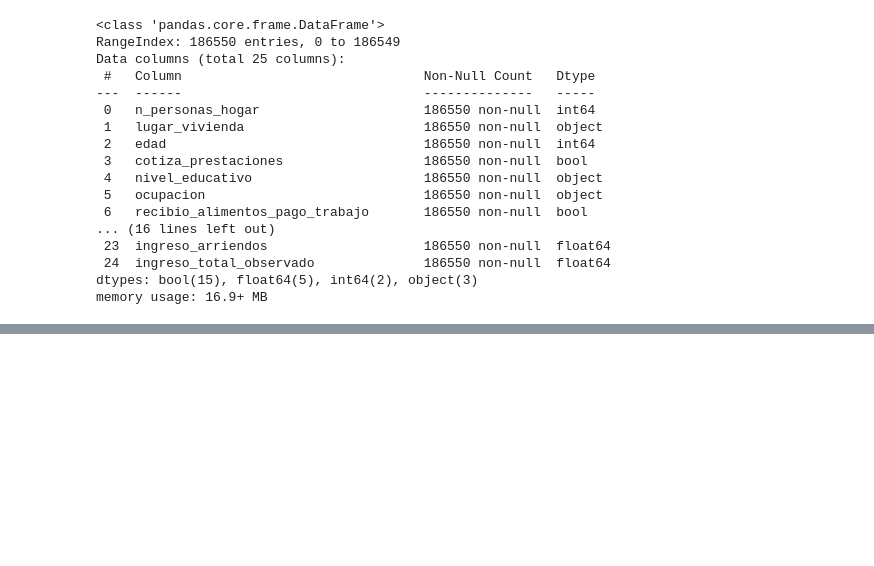
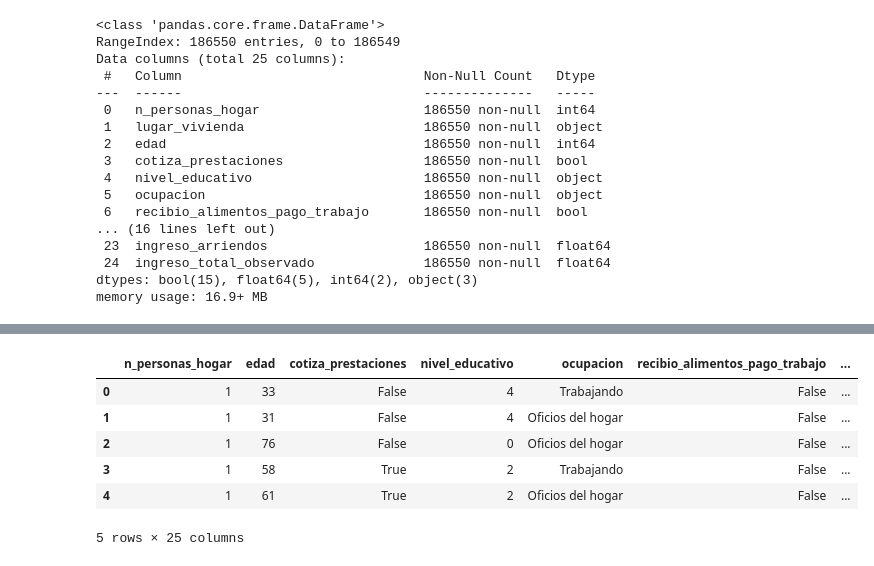
Before and after one commit to camilaleniss/miad-g8-project, a Jupyter notebook: notebooks/Modelos.ipynb, the cells around one changed output, grey strips where cells are left out. Cells and saved outputs as stored; diff of their text form; code cells hidden in the pictures; blank space fills up the shorter version.

```diff
--- a/notebooks/Modelos.ipynb
+++ b/notebooks/Modelos.ipynb
@@ -57,0 +73,20 @@ df_scaled = scaler.fit_transform(df_numerical)
+# %%
+df['nivel_educativo'] = df['nivel_educativo'].replace('No sabe, no informa', 'Ninguno')
+# %%
+nivel_educativo_order = ['Ninguno', 'Preescolar', 'Básica primaria', 'Básica secundaria', 'Media', 'Superior o universitaria']
+
+# Aplicar un CategoricalDtype para darle el orden a la columna
+df['nivel_educativo'] = pd.Categorical(df['nivel_educativo'], categories=nivel_educativo_order, ordered=True)
+
+# Convertir las categorías a números
+df['nivel_educativo'] = df['nivel_educativo'].cat.codes
+
+df.head()
+# %% [output]
+|  | n_personas_hogar | edad | cotiza_prestaciones | nivel_educativo | ocupacion | recibio_alimentos_pago_trabajo | ... |
+| 0 | 1 | 33 | False | 4 | Trabajando | False | ... |
+| 1 | 1 | 31 | False | 4 | Oficios del hogar | False | ... |
+| 2 | 1 | 76 | False | 0 | Oficios del hogar | False | ... |
+| 3 | 1 | 58 | True | 2 | Trabajando | False | ... |
+| 4 | 1 | 61 | True | 2 | Oficios del hogar | False | ... |
+5 rows × 25 columns
```
Also changed, not shown: parts of 10 cells of this notebook.
